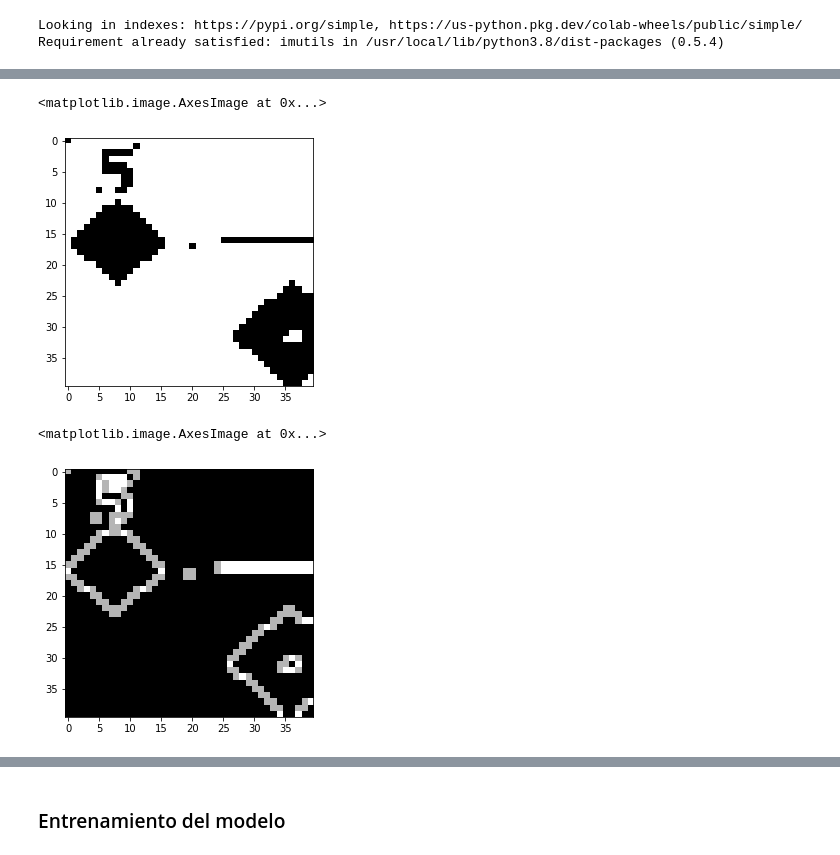
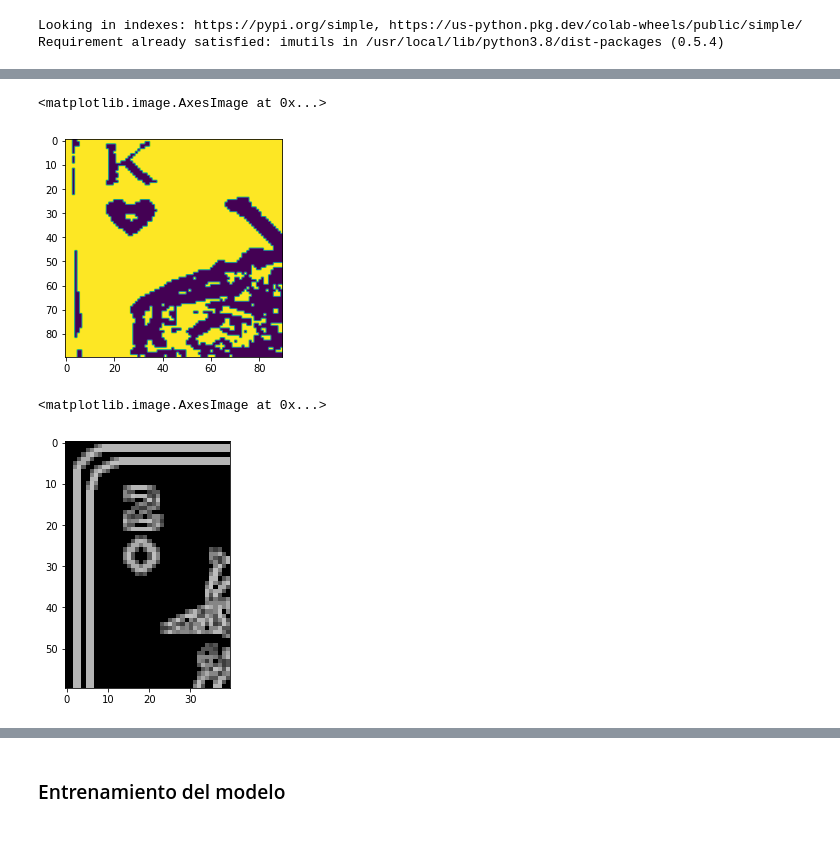
Before and after one commit to cynthiatcelorio/ML_Clustering, a Jupyter notebook: cynthia.ipynb, the cells around one changed output, grey strips where cells are left out. Drawn from its saved outputs; the diff is of its cells as text; code cells hidden in the pictures.

```diff
--- a/cynthia.ipynb
+++ b/cynthia.ipynb
@@ -177,13 +170,30 @@ cropped = []
 for imagePath in imagePaths:
     image = cv2.imread(imagePath)
     #gray = cv2.cvtColor(image, cv2.COLOR_BGR2GRAY)
-    resized = cv2.resize(image, (128, 128))
+    resized = cv2.resize(image, (224, 224))
     image=cv2.cvtColor(resized,cv2.COLOR_BGR2GRAY)
+
+
+
     se=cv2.getStructuringElement(cv2.MORPH_RECT , (8,8))
     bg=cv2.morphologyEx(image, cv2.MORPH_DILATE, se)
     out_gray=cv2.divide(image, bg, scale=255)
     out_binary=cv2.threshold(out_gray, 0, 255, cv2.THRESH_OTSU )[1]
+
+
+    #from skimage import feature
+    #edge = feature.canny(out_binary)
+
+
+
+
+
+
+
+
+
+
     images_entrenamiento.append(out_binary)
-    cropped.append(out_binary[0:40, 0:40])
+    cropped.append(out_binary[10:100, 0:90])
 # %%
 from skimage import io
@@ -194,14 +213,14 @@ io.imshow(images_entrenamiento[7744])
 # %%
-io.imshow(cropped[7744])
+plt.imshow(cropped[566])
 # %% [output]
 <matplotlib.image.AxesImage at 0x...>
-[figure, old version]
+[figure, new version]
 # %%
 # Algo como se esto se podría hacer
 
 from skimage import filters
 
-io.imshow(filters.roberts(cropped[7744]))
+io.imshow(filters.prewitt(cropped[6633]))
 # %% [output]
 <matplotlib.image.AxesImage at 0x...>
-[figure, old version]
+[figure, new version]
```
Also changed, not shown: parts of 25 cells of this notebook.
